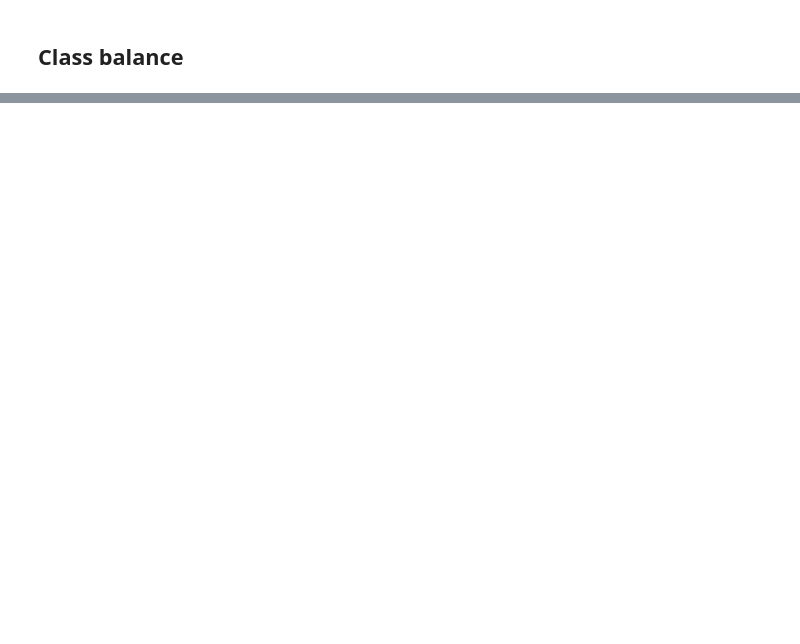
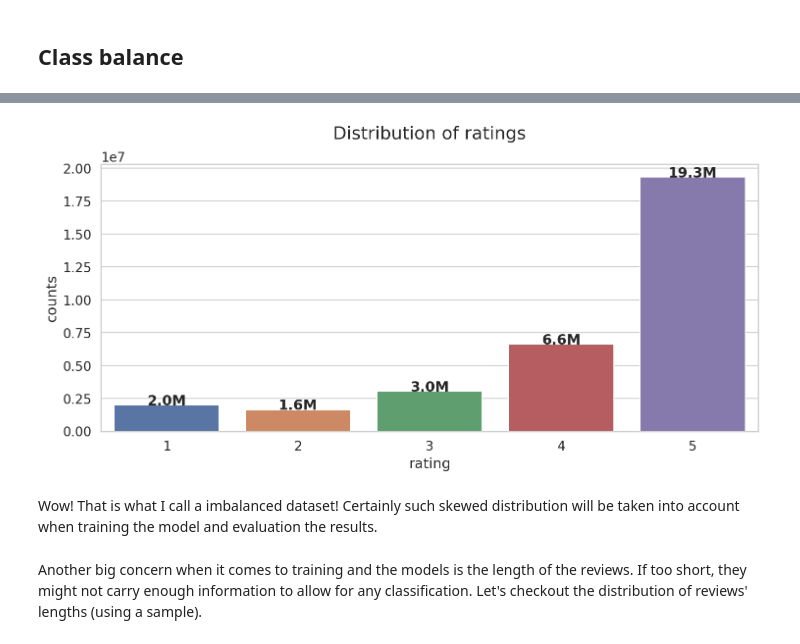
Before and after one commit to JoseHJBlanco/Fivestars, a Jupyter notebook: develop/02-EDA.ipynb, the cells around one changed output, grey strips where cells are left out. Cells and saved outputs as stored; diff of their text form; code cells hidden in the pictures; blank space fills up the shorter version.

```diff
--- a/develop/02-EDA.ipynb
+++ b/develop/02-EDA.ipynb
@@ -12,10 +12,20 @@ import seaborn as sns
 import matplotlib.pyplot as plt
 import pyspark as ps
 import pyspark.sql.functions as psf
+import warnings
+
+from scipy import stats
+from pyspark.sql.types import IntegerType, ArrayType, StringType, FloatType
+from pyspark.ml.feature import RegexTokenizer, IDF, CountVectorizer, StopWordsRemover
+from pyspark.ml import Pipeline
+
+warnings.filterwarnings('ignore')
 
 %matplotlib inline
 %config InlineBackend.figure_format='retina'
 
-plt.rcParams['figure.figsize'] = (10, 5)
+%load_ext sql_magic
+
 sns.set(font_scale=1.2)
 sns.set_style('whitegrid')
+plt.rcParams['figure.figsize'] = (12, 5)
@@ -62,0 +99,24 @@ query = spark.sql('''
+# %%
+fig = plt.figure()
+ax = plt.gca()
+
+sns.barplot(x='rating', y='counts', data=classes, ax=ax)
+
+# add the values to the top of the bars
+for _, (rating, count) in classes.iterrows():
+    ax.text(
+        rating - 1,
+        count,
+        f'{count/1e6:.1f}M',
+        horizontalalignment='center',
+        fontweight='bold'
+    )
+
+ax.set_title("Distribution of ratings\n", fontsize=18)
+plt.show()
+# %% [output]
+[figure, added]
+# %% [markdown]
+Wow! That is what I call a imbalanced dataset! Certainly such skewed distribution will be taken into account when training the model and evaluation the results.
+# %% [markdown]
+Another big concern when it comes to training and the models is the length of the reviews. If too short, they might not carry enough information to allow for any classification. Let's checkout the distribution of reviews' lengths (using a sample).
```
Also changed, not shown: parts of 32 cells of this notebook, 1 other file.
